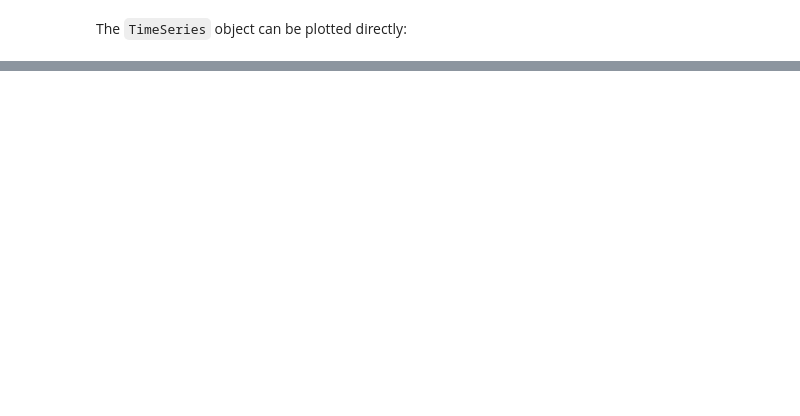
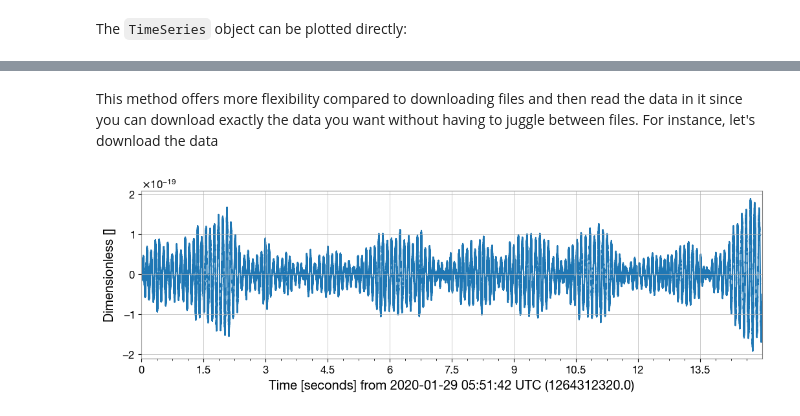
Before and after one commit to gwosc-tutorial/introduction_gwosc_data_files, a Jupyter notebook: 05 - GWOSC API Examples.ipynb, the cells around one changed output, grey strips where cells are left out. Cells and saved outputs as stored; diff of their text form; code cells hidden in the pictures; blank space fills up the shorter version.

```diff
--- a/05 - GWOSC API Examples.ipynb
+++ b/05 - GWOSC API Examples.ipynb
@@ -119,0 +71,8 @@ figure = data.plot()
+# %% [markdown]
+This method offers more flexibility compared to downloading files and then read the data in it since you can download exactly the data you want without having to juggle between files.
+For instance, let's download the data
+# %%
+data_15s = TimeSeries.fetch_open_data('H1', start, start + 15)
+figure_data_15s = data_15s.plot()
+# %% [output]
+[figure, added]
```
Also changed, not shown: parts of 49 cells of this notebook, 2 other files.
